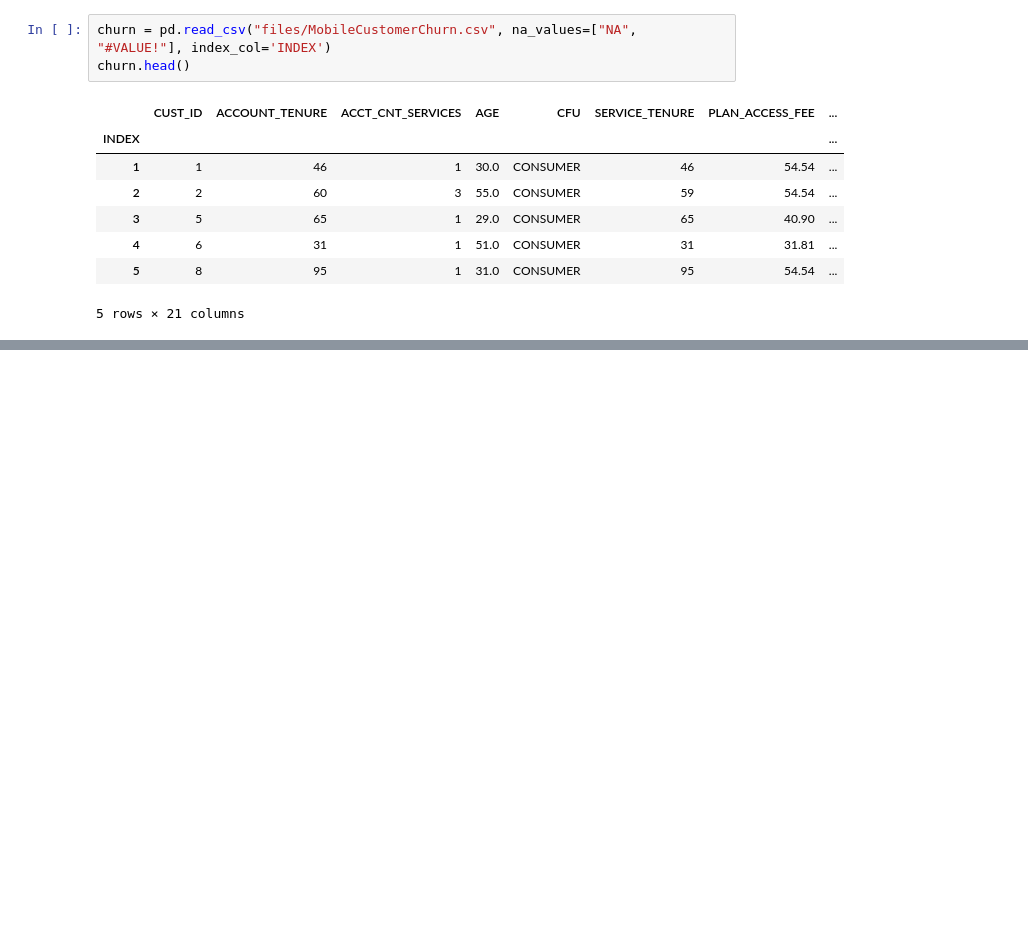
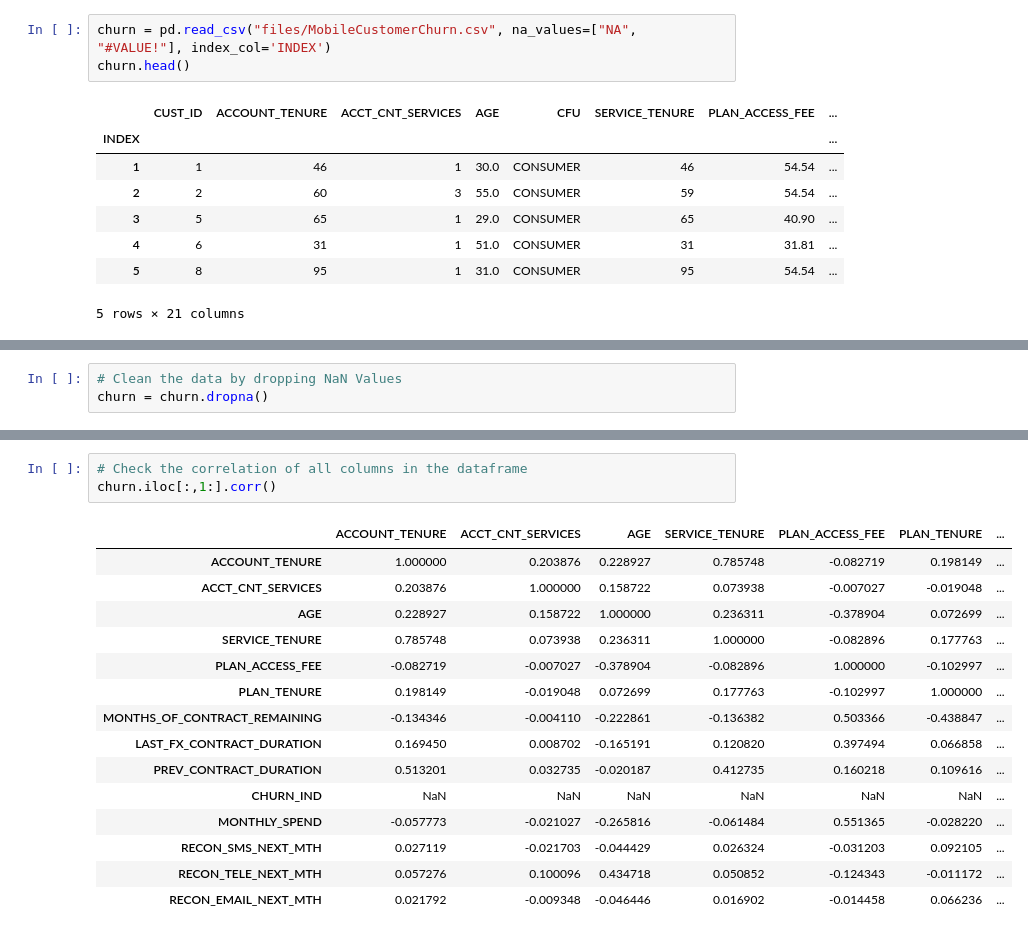
Before and after one commit to MQCOMP2200-S2-2021/data-science-portfolio-avagardiner, a Jupyter notebook: Portfolio 3.ipynb, the cells around one changed output, grey strips where cells are left out. Cells and saved outputs as stored; diff of their text form; blank space fills up the shorter version.

```diff
--- a/Portfolio 3.ipynb
+++ b/Portfolio 3.ipynb
@@ -204,0 +107,3 @@ state = pd.get_dummies(churn_filter['STATE'],drop_first=True)
+# %%
+# Clean the data by dropping NaN Values
+churn = churn.dropna()
@@ -204,0 +141,19 @@ state = pd.get_dummies(churn_filter['STATE'],drop_first=True)
+# %%
+# Check the correlation of all columns in the dataframe
+churn.iloc[:,1:].corr()
+# %% [output]
+|  | ACCOUNT_TENURE | ACCT_CNT_SERVICES | AGE | SERVICE_TENURE | PLAN_ACCESS_FEE | PLAN_TENURE | ... |
+| ACCOUNT_TENURE | 1.000000 | 0.203876 | 0.228927 | 0.785748 | -0.082719 | 0.198149 | ... |
+| ACCT_CNT_SERVICES | 0.203876 | 1.000000 | 0.158722 | 0.073938 | -0.007027 | -0.019048 | ... |
+| AGE | 0.228927 | 0.158722 | 1.000000 | 0.236311 | -0.378904 | 0.072699 | ... |
+| SERVICE_TENURE | 0.785748 | 0.073938 | 0.236311 | 1.000000 | -0.082896 | 0.177763 | ... |
+| PLAN_ACCESS_FEE | -0.082719 | -0.007027 | -0.378904 | -0.082896 | 1.000000 | -0.102997 | ... |
+| PLAN_TENURE | 0.198149 | -0.019048 | 0.072699 | 0.177763 | -0.102997 | 1.000000 | ... |
+| MONTHS_OF_CONTRACT_REMAINING | -0.134346 | -0.004110 | -0.222861 | -0.136382 | 0.503366 | -0.438847 | ... |
+| LAST_FX_CONTRACT_DURATION | 0.169450 | 0.008702 | -0.165191 | 0.120820 | 0.397494 | 0.066858 | ... |
+| PREV_CONTRACT_DURATION | 0.513201 | 0.032735 | -0.020187 | 0.412735 | 0.160218 | 0.109616 | ... |
+| CHURN_IND | NaN | NaN | NaN | NaN | NaN | NaN | ... |
+| MONTHLY_SPEND | -0.057773 | -0.021027 | -0.265816 | -0.061484 | 0.551365 | -0.028220 | ... |
+| RECON_SMS_NEXT_MTH | 0.027119 | -0.021703 | -0.044429 | 0.026324 | -0.031203 | 0.092105 | ... |
+| RECON_TELE_NEXT_MTH | 0.057276 | 0.100096 | 0.434718 | 0.050852 | -0.124343 | -0.011172 | ... |
+| RECON_EMAIL_NEXT_MTH | 0.021792 | -0.009348 | -0.046446 | 0.016902 | -0.014458 | 0.066236 | ... |
```
Also changed, not shown: parts of 51 cells of this notebook.
